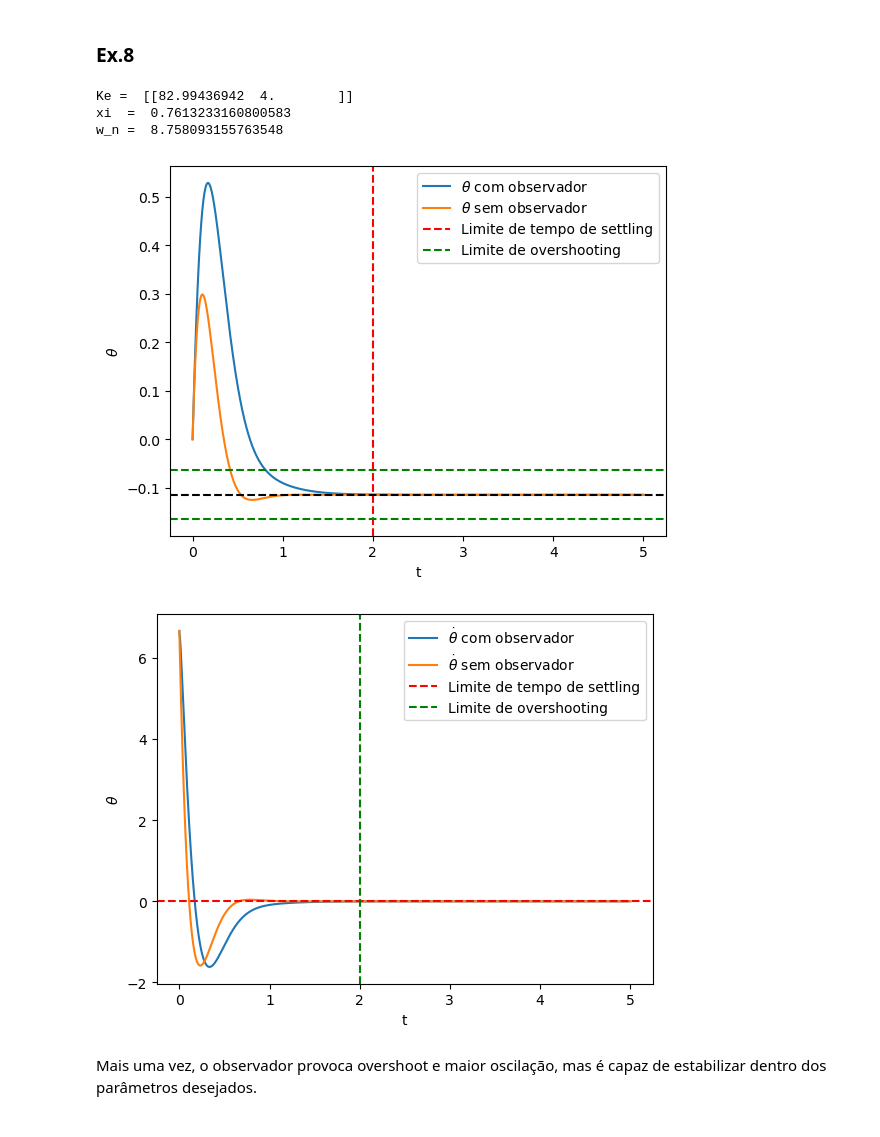
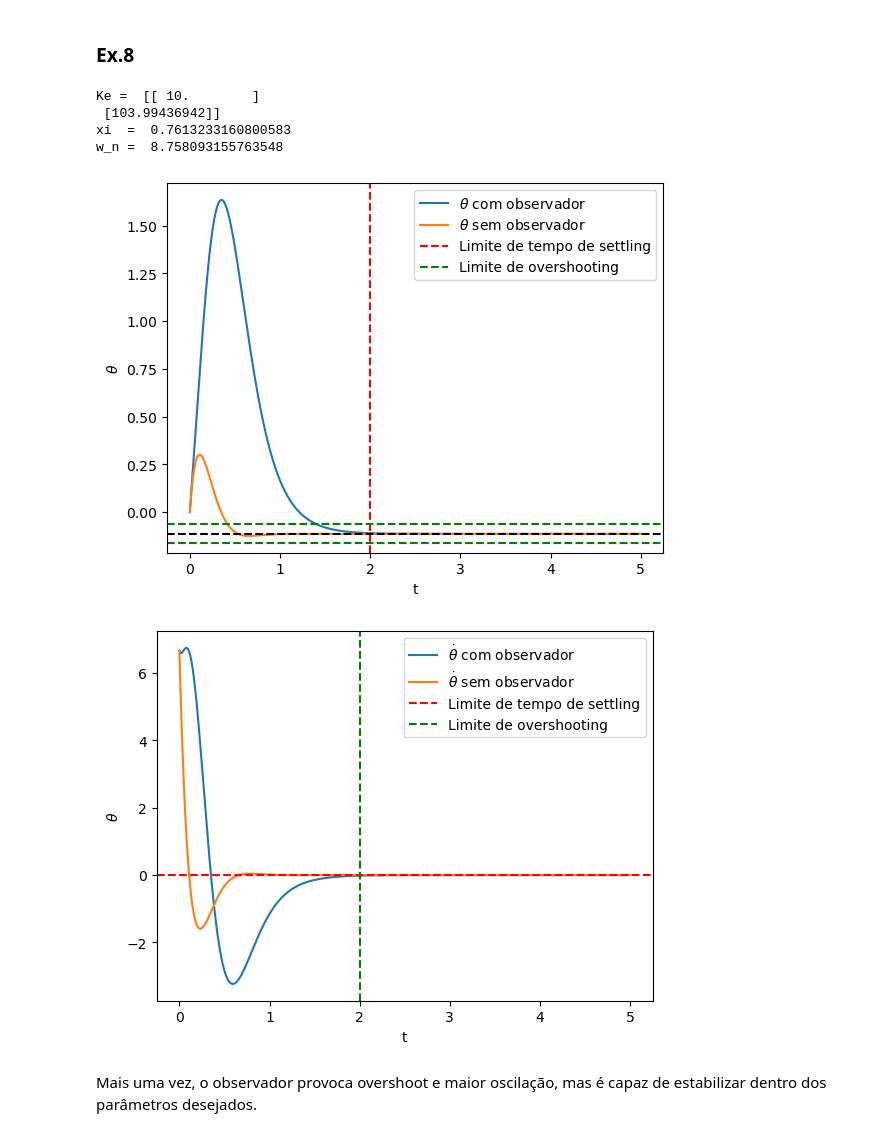
Before and after one commit to mariana-das-neves/sistemas_dinamicos_e_controlo, a Jupyter notebook: Projeto SDC.ipynb, the cells around one changed output. Drawn from its saved outputs; the diff is of its cells as text; code cells hidden in the pictures.

```diff
--- a/Projeto SDC.ipynb
+++ b/Projeto SDC.ipynb
@@ -636,8 +640,8 @@ k_{e2}&= 79 + \lambda^{2}
 # %%
-lamb = -2
-ke2 = -2*lamb
-ke1 = A2[1,0] + lamb**2
-ke = np.array([ke1,ke2]).reshape((1,2))
+lamb = -4
+ke1 = -2*lamb
+ke2 = A2[1,0] + lamb**2
+ke = np.array([ke1,ke2]).reshape((2,1))
 
 print("Ke = ",ke)
 
@@ -650,6 +654,7 @@ k2 = 2*I*xi*w
 k1 = alpha+I*w*w
 k = np.array([k1,k2]).reshape((1,2))
 
+C2theta = np.array(([1, 0])).reshape((1,2))
 
 # representação gráfica
 x0 = np.array([0,0.1/I])
@@ -658,13 +663,13 @@ dt = abs(times[1]-times[0])
 xt = np.zeros((len(times), 2))
 x_til = np.zeros_like(xt)
 ut = np.zeros(len(times)) # u é escalar - é torque
+x_til[0]= 0
 xt[0] = x0
-x_til[0] = 0
 ut[0] = ((-k @ xt[0])[0] + beta)/I
 for i in range(len(times)-1):
     xt[i+1] = xt[i] + dt*(A2 @ xt[i] + B2.reshape((2,)) * ut[i])
-    ut[i+1] = ((-k @ xt[i])[0] + beta)/I
-    x_til[i+1] = x_til[i] + dt * (A2 @ x_til[i] + B2.reshape((2,)) * ut[i] + ke @ (C2 @ xt[i] - C2 @ x_til[i]))
+    x_til[i+1] = x_til[i] + dt * (A2 @ x_til[i] + B2.reshape((2,)) * ut[i] + ke @ (C2theta @ xt[i] - C2theta @ x_til[i]))
+    ut[i+1] = ((-k @ xt[i+1])[0] + beta)/I
 plt.plot(times, xt[:,0], label=f'Estado')
 plt.plot(times, x_til[:,0], label=f'Estado Estimado')
 plt.axvline(2, linestyle='--', color='red', label='Limite de tempo de settling')
@@ -675,7 +680,7 @@ plt.xlabel('t')
 plt.ylabel(r'$\theta$')
 plt.legend()
 plt.show()
-plt.plot(times, abs((xt[:,0]-x_til[:,0])/xt[:,0])*100)
+plt.plot(times, abs((xt[:,0]-x_til[:,0])/abs(xt[:,0]))*100)
 plt.axhline(10, linestyle='--', color='green', label='Limite de erro')
 plt.axvline(2, linestyle='--', color='red', label='Limite de tempo do erro')
 plt.yscale('log')
@@ -696,10 +702,10 @@ O estado estimado tem overshoot e maior oscilação, ainda que seja capaz de est
 # %% [markdown]
 ### Ex.8
 # %%
-lamb = -2
-ke2 = -2*lamb
-ke1 = A2[1,0] + lamb**2
-ke = np.array([ke1,ke2]).reshape((1,2))
+lamb = -5
+ke1 = -2*lamb
+ke2 = A2[1,0] + lamb**2
+ke = np.array([ke1,ke2]).reshape((2,1))
 
 print("Ke = ",ke)
 
@@ -712,6 +718,7 @@ k2 = 2*I*xi*w
 k1 = alpha+I*w*w
 k = np.array([k1,k2]).reshape((1,2))
 
+C2theta = np.array(([1, 0])).reshape((1,2))
 
 # representação gráfica
 x0 = np.array([0,0.1/I])
@@ -722,39 +729,39 @@ x_til = np.zeros_like(xt_com_obs)
 xt_sem_obs = np.zeros_like(xt_com_obs)
 ut = np.zeros(len(times)) # u é escalar - é torque
 xt_com_obs[0] = x0
 xt_sem_obs[0] = x0
-x_til[0] = 0
-ut[0] = ((-k @ xt_com_obs[0])[0] + beta)/I
+ut[0] = ((-k @ x_til[0])[0] + beta)/I
 for i in range(len(times)-1):
     xt_com_obs[i+1] = xt_com_obs[i] + dt*(A2 @ xt_com_obs[i] + B2.reshape((2,)) * ut[i])
-    ut[i+1] = ((-k @ x_til[i])[0] + beta)/I
-    x_til[i+1] = x_til[i] + dt * (A2 @ x_til[i] + B2.reshape((2,)) * ut[i] + ke @ (C2 @ xt_com_obs[i] - C2 @ x_til[i]))
+    x_til[i+1] = x_til[i] + dt * (A2 @ x_til[i] + B2.reshape((2,)) * ut[i] + ke @ (C2theta @ xt_com_obs[i] - C2theta @ x_til[i]))
+    ut[i+1] = ((-k @ x_til[i+1])[0] + beta)/I
 for i in range(len(times)-1):
     xt_sem_obs[i+1] = xt_sem_obs[i] + dt*(A2 @ xt_sem_obs[i] + B2.reshape((2,)) * ut[i])
     ut[i+1] = ((-k @ xt_sem_obs[i+1])[0] + beta)/I
 plt.plot(times, xt_com_obs[:,0], label=r'$\theta$ com observador')
 plt.plot(times, xt_sem_obs[:,0], label=r'$\theta$ sem observador')
 plt.axvline(2, linestyle='--', color='red', label='Limite de tempo de settling')
 plt.axhline(theta0-5e-2, linestyle='--', color='green', label='Limite de overshooting')
 plt.axhline(theta0+5e-2, linestyle='--', color='green')
 plt.axhline(theta0, linestyle='--', color='black')
 plt.xlabel('t')
 plt.ylabel(r'$\theta$')
 plt.legend()
 plt.show()
 plt.plot(times, xt_com_obs[:,1], label=r'$\dot\theta$ com observador')
 plt.plot(times, xt_sem_obs[:,1], label=r'$\dot\theta$ sem observador')
 plt.axhline(0, linestyle='--', color='red', label='Limite de tempo de settling')
 plt.axvline(2, linestyle='--', color='green', label='Limite de overshooting')
 plt.xlabel('t')
 plt.ylabel(r'$\theta$')
 plt.legend()
 plt.show()
 # %% [output]
-Ke =  [[82.99436942  4.        ]]
+Ke =  [[ 10.        ]
+ [103.99436942]]
 xi  =  0.7613233160800583
 w_n =  8.758093155763548
-[figure, old version]
+[figure, new version]
-[figure, old version]
+[figure, new version]
 # %% [markdown]
 Mais uma vez, o observador provoca overshoot e maior oscilação, mas é capaz de estabilizar dentro dos parâmetros desejados.
```
Also changed, not shown: parts of 3 cells of this notebook.
